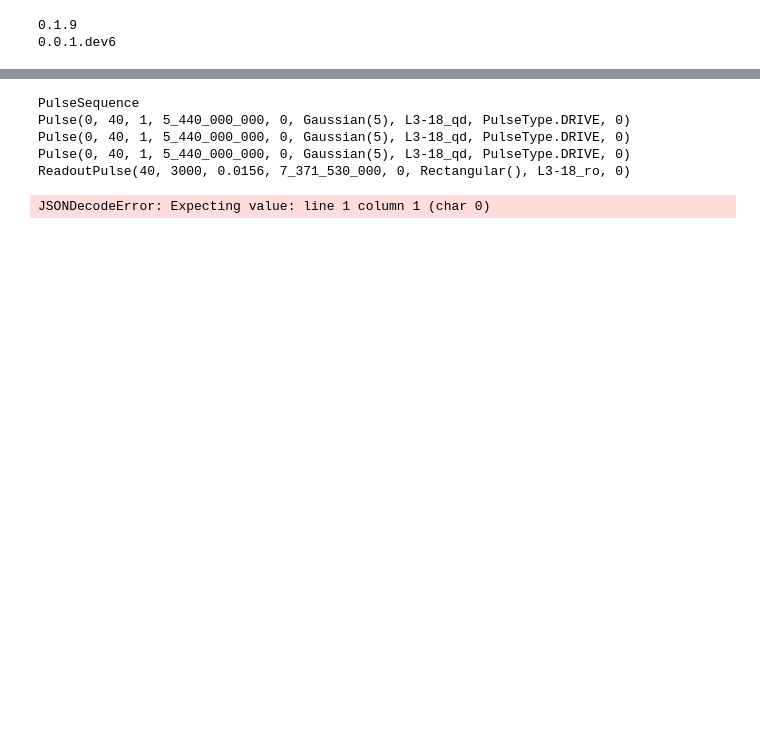
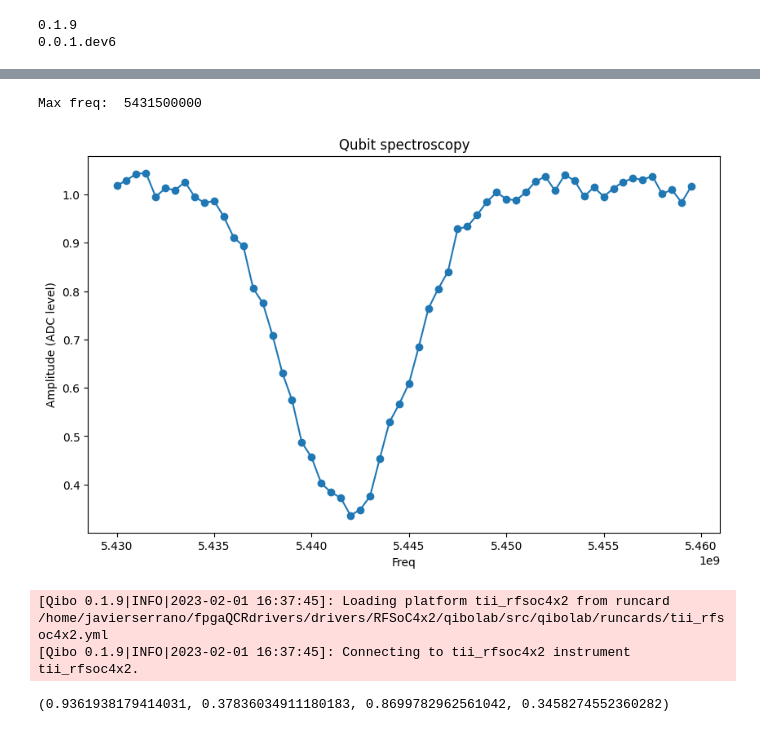
Before and after one commit to qiboteam/qibolab, a Jupyter notebook: examples/check_qibolab.ipynb, the cells around one changed output, grey strips where cells are left out. Drawn from its saved outputs; the diff is of its cells as text; code cells hidden in the pictures; blank space fills up the shorter version.

```diff
--- a/examples/check_qibolab.ipynb
+++ b/examples/check_qibolab.ipynb
@@ -27,0 +64,41 @@ platform.setup()
+# %%
+#
+# Qubit spectroscopy
+#
+
+runcard = qibolab_folder / "runcards" / "tii_rfsoc4x2.yml"
+
+platform = Platform("tii_rfsoc4x2")
+
+platform.connect()
+platform.setup()
+
+start = 5430000000
+stop =  5460000000
+step =      500000
+platform.connect()
+platform.setup()
+freqs = np.arange(start, stop, step)
+results = []
+for i, freq in enumerate(freqs):
+    qd_pulse = platform.create_RX_pulse(0, start=0)
+    ro_pulse = platform.create_MZ_pulse(0, start=qd_pulse.start)
+    platform.settings["native_gates"]["single_qubit"][0]["RX"]["frequency"] = int(freq)
+    sequence = PulseSequence()
+    sequence.add(qd_pulse)
+    sequence.add(ro_pulse)
+
+    platform.setup()
+    msr, phase, avgi, avgq = platform.execute_pulse_sequence(sequence)
+    results.append((avgi, avgq))
+
+results = np.array(results)
+amp = np.abs(results[:, 0] + 1j * results[:, 1])
+plt.figure(figsize=(10, 6))
+plt.plot(freqs, amp, 'o-')
+plt.title("Qubit spectroscopy")
+plt.xlabel("Freq")
+plt.ylabel("Amplitude (ADC level)")
+plt.savefig("")
+print("Max freq: ",freqs[np.argmax(amp)])
+# %% [output]
@@ -28,6 +107,15 @@ platform.setup()
+Max freq:  5431500000
+[figure, added]
 # %%
+#
+# Qibo example
+#
 
+runcard = qibolab_folder / "runcards" / "tii_rfsoc4x2.yml"
 
+platform = Platform("tii_rfsoc4x2")
+platform.connect()
+platform.setup()
 qd_pulse0 = platform.create_RX_pulse(0, start=0)
 qd_pulse1 = platform.create_RX_pulse(0, start=0)
 qd_pulse2 = platform.create_RX_pulse(0, start=0)
@@ -40,9 +128,6 @@ sequence.add(ro_pulse1)
 
 result = platform.execute_pulse_sequence(sequence, nshots=100)
 # %% [output]
-PulseSequence
-Pulse(0, 40, 1, 5_440_000_000, 0, Gaussian(5), L3-18_qd, PulseType.DRIVE, 0)
-Pulse(0, 40, 1, 5_440_000_000, 0, Gaussian(5), L3-18_qd, PulseType.DRIVE, 0)
-Pulse(0, 40, 1, 5_440_000_000, 0, Gaussian(5), L3-18_qd, PulseType.DRIVE, 0)
-ReadoutPulse(40, 3000, 0.0156, 7_371_530_000, 0, Rectangular(), L3-18_ro, 0)
+[Qibo 0.1.9|INFO|2023-02-01 16:37:45]: Loading platform tii_rfsoc4x2 from runcard /home/javierserrano/fpgaQCRdrivers/drivers/RFSoC4x2/qibolab/src/qibolab/runcards/tii_rfsoc4x2.yml
+[Qibo 0.1.9|INFO|2023-02-01 16:37:45]: Connecting to tii_rfsoc4x2 instrument tii_rfsoc4x2.
-JSONDecodeError: Expecting value: line 1 column 1 (char 0)
+(0.9361938179414031, 0.37836034911180183, 0.8699782962561042, 0.3458274552360282)
```
Also changed, not shown: parts of 12 cells of this notebook, 2 other files.
